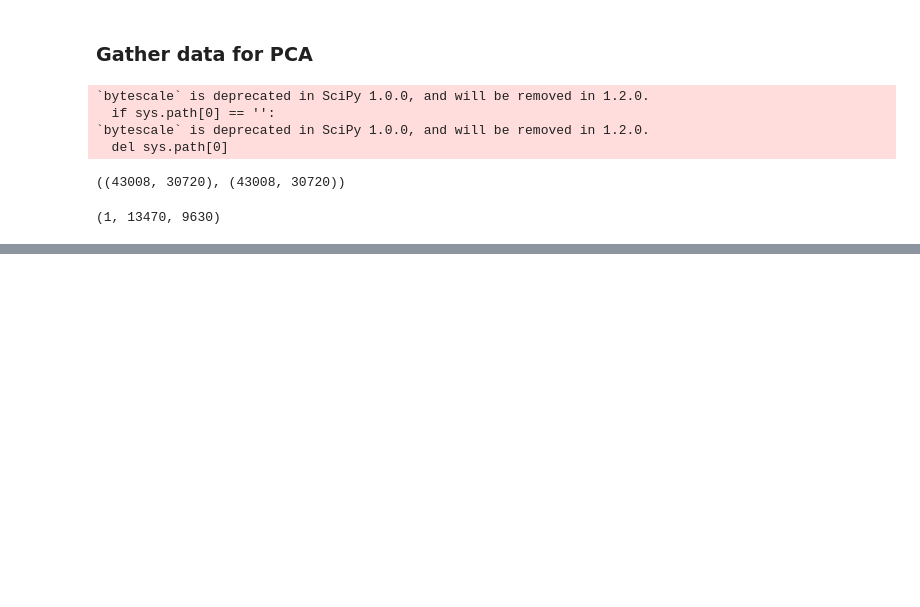
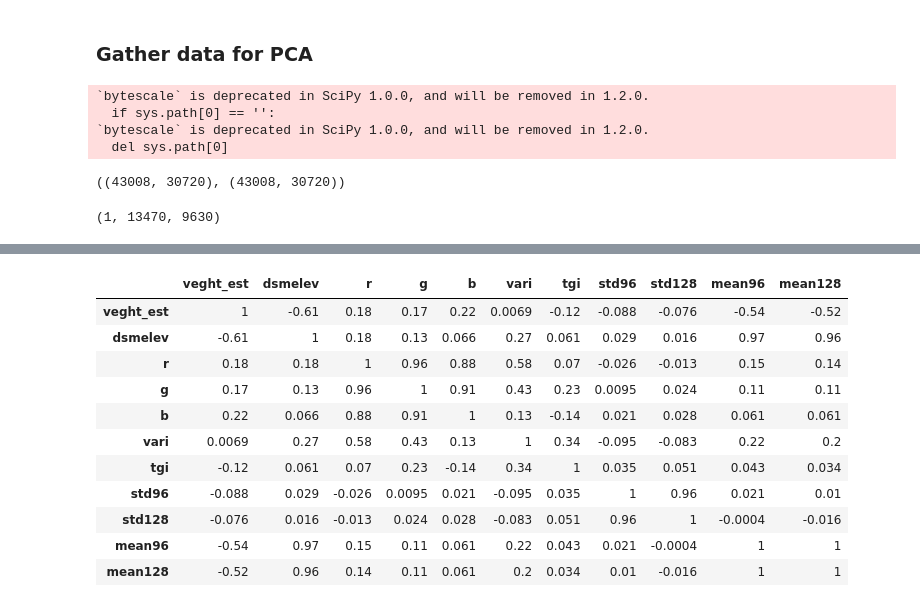
Before and after one commit to jlogan-usgs/wildlandsDL, a Jupyter notebook: gatherforPCA.ipynb, the cells around one changed output, grey strips where cells are left out. Saved outputs shown, nothing was run; the diff lists cells and outputs as text; code cells hidden in the pictures; blank space fills up the shorter version.

```diff
--- a/gatherforPCA.ipynb
+++ b/gatherforPCA.ipynb
@@ -111,3 +119,12 @@ ptdf['dsmcol'], ptdf['dsmrow'] = ~newaff * (ptdf['e'], ptdf['n'])
+# %%
+#Get newdsm elevation
+_,sizerow, sizecol = dsm_resamp.shape
+ptdf = ptdf.loc[(ptdf['dsmrow_int'].abs() <= sizerow-1) & (ptdf['dsmcol_int'].abs() <= sizecol-1)]
+
+ptdf['dsmelev'] = dsm_resamp[0,ptdf['dsmrow'], ptdf['dsmcol']]
+# %%
+#calc "veg ht"
+ptdf['veght_est'] = ptdf['elev_m'] - ptdf['dsmelev']
 # %%
 #generic filter not working.  very slow
 # #calc mean of kernel
@@ -146,0 +217,9 @@ print(dsm_resamp[0,int(xy2[1]),int(xy2[0])])
+# %%
+# normalize data
+data_scaled = pd.DataFrame(preprocessing.scale(pcadf),columns = pcadf.columns)
+
+# PCA
+pca = PCA(n_components=3)
+pca.fit_transform(data_scaled)
+
+outdf2 = pd.DataFrame(pca.components_,columns=data_scaled.columns,index = ['PC-1','PC-2', 'PC-3'])
@@ -146,0 +233,17 @@ print(dsm_resamp[0,int(xy2[1]),int(xy2[0])])
+# %%
+# corr = data_scaled[['veght_est','dsmelev','r','g','b', 'vari','tgi']].corr()
+corr = data_scaled.corr()
+corr.style.background_gradient(cmap='coolwarm', axis=None).set_precision(2)
+# %% [output]
+|  | veght_est | dsmelev | r | g | b | vari | tgi | std96 | std128 | mean96 | mean128 |
+| veght_est | 1 | -0.61 | 0.18 | 0.17 | 0.22 | 0.0069 | -0.12 | -0.088 | -0.076 | -0.54 | -0.52 |
+| dsmelev | -0.61 | 1 | 0.18 | 0.13 | 0.066 | 0.27 | 0.061 | 0.029 | 0.016 | 0.97 | 0.96 |
+| r | 0.18 | 0.18 | 1 | 0.96 | 0.88 | 0.58 | 0.07 | -0.026 | -0.013 | 0.15 | 0.14 |
+| g | 0.17 | 0.13 | 0.96 | 1 | 0.91 | 0.43 | 0.23 | 0.0095 | 0.024 | 0.11 | 0.11 |
+| b | 0.22 | 0.066 | 0.88 | 0.91 | 1 | 0.13 | -0.14 | 0.021 | 0.028 | 0.061 | 0.061 |
+| vari | 0.0069 | 0.27 | 0.58 | 0.43 | 0.13 | 1 | 0.34 | -0.095 | -0.083 | 0.22 | 0.2 |
+| tgi | -0.12 | 0.061 | 0.07 | 0.23 | -0.14 | 0.34 | 1 | 0.035 | 0.051 | 0.043 | 0.034 |
+| std96 | -0.088 | 0.029 | -0.026 | 0.0095 | 0.021 | -0.095 | 0.035 | 1 | 0.96 | 0.021 | 0.01 |
+| std128 | -0.076 | 0.016 | -0.013 | 0.024 | 0.028 | -0.083 | 0.051 | 0.96 | 1 | -0.0004 | -0.016 |
+| mean96 | -0.54 | 0.97 | 0.15 | 0.11 | 0.061 | 0.22 | 0.043 | 0.021 | -0.0004 | 1 | 1 |
+| mean128 | -0.52 | 0.96 | 0.14 | 0.11 | 0.061 | 0.2 | 0.034 | 0.01 | -0.016 | 1 | 1 |
```
Also changed, not shown: parts of 15 cells of this notebook.
